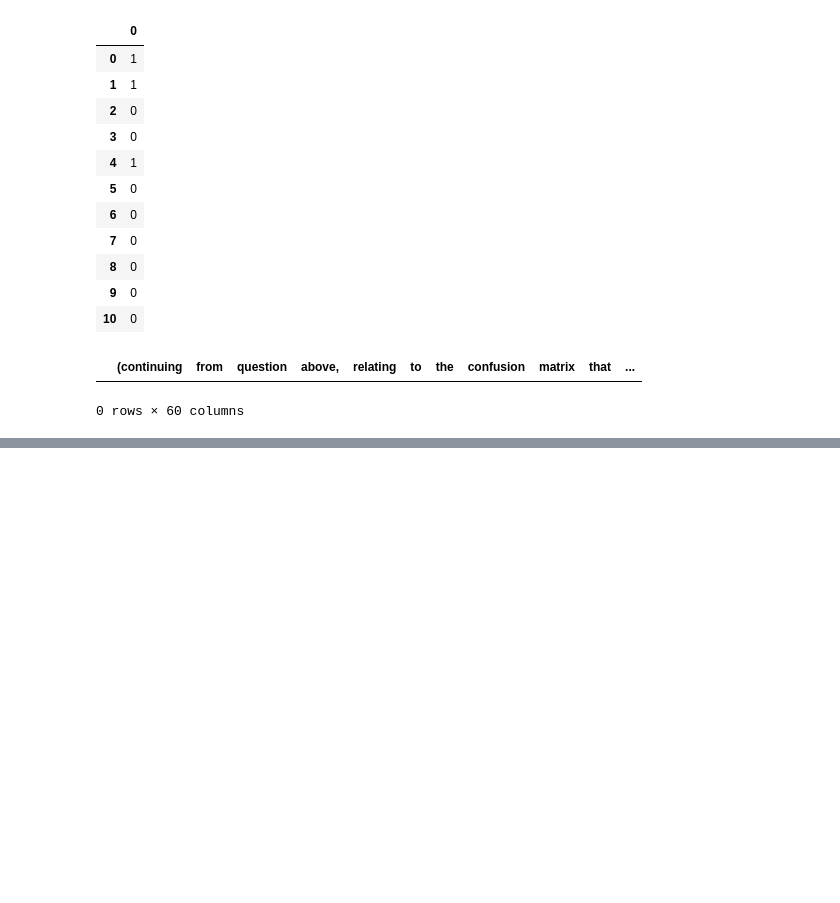
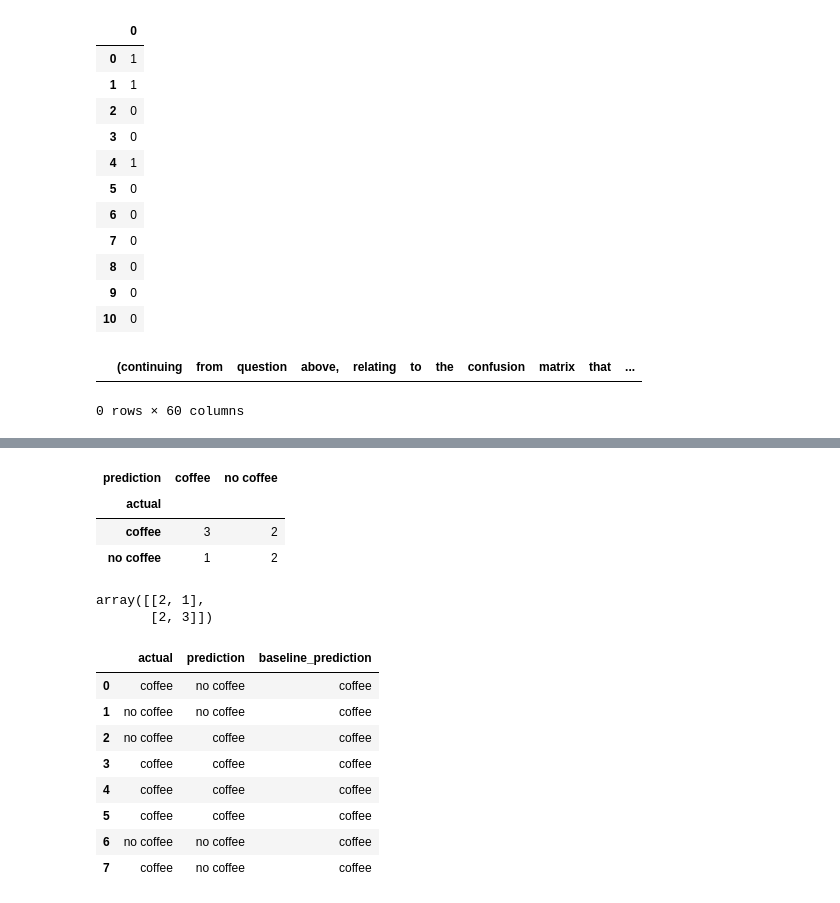
Before and after one commit to Severina7/Man_in_a_hole, a Jupyter notebook: doodle_and_draft.ipynb, the cells around one changed output, grey strips where cells are left out. Drawn from its saved outputs; the diff is of its cells as text; code cells hidden in the pictures; blank space fills up the shorter version.

```diff
--- a/doodle_and_draft.ipynb
+++ b/doodle_and_draft.ipynb
@@ -859,3 +859,12 @@ df
 # %% [output]
 |  | (continuing | from | question | above, | relating | to | the | confusion | matrix | that | ... |
 0 rows × 60 columns
+# %%
+import pandas as pd
+from sklearn.metrics import confusion_matrix
+
+df = pd.DataFrame({
+    'actual': ['coffee', 'no coffee', 'no coffee', 'coffee', 'coffee', 'coffee', 'no coffee', 'coffee'],
+    'prediction': ['no coffee', 'no coffee', 'coffee', 'coffee', 'coffee', 'coffee', 'no coffee', 'no coffee'],
+})
+df
@@ -861,0 +881,26 @@ df
+# %%
+pd.crosstab(df.actual, df.prediction)
+# %% [output]
+| prediction | coffee | no coffee |
+| actual |  |  |
+| coffee | 3 | 2 |
+| no coffee | 1 | 2 |
+# %%
+confusion_matrix(df.actual, df.prediction,
+                 labels = ('no coffee', 'coffee'))
+# %% [output]
+array([[2, 1],
+       [2, 3]])
+# %%
+df['baseline_prediction'] = 'coffee'
+df
+# %% [output]
+|  | actual | prediction | baseline_prediction |
+| 0 | coffee | no coffee | coffee |
+| 1 | no coffee | no coffee | coffee |
+| 2 | no coffee | coffee | coffee |
+| 3 | coffee | coffee | coffee |
+| 4 | coffee | coffee | coffee |
+| 5 | coffee | coffee | coffee |
+| 6 | no coffee | no coffee | coffee |
+| 7 | coffee | no coffee | coffee |
```
Also changed, not shown: parts of 3 cells of this notebook, 1 other file.
